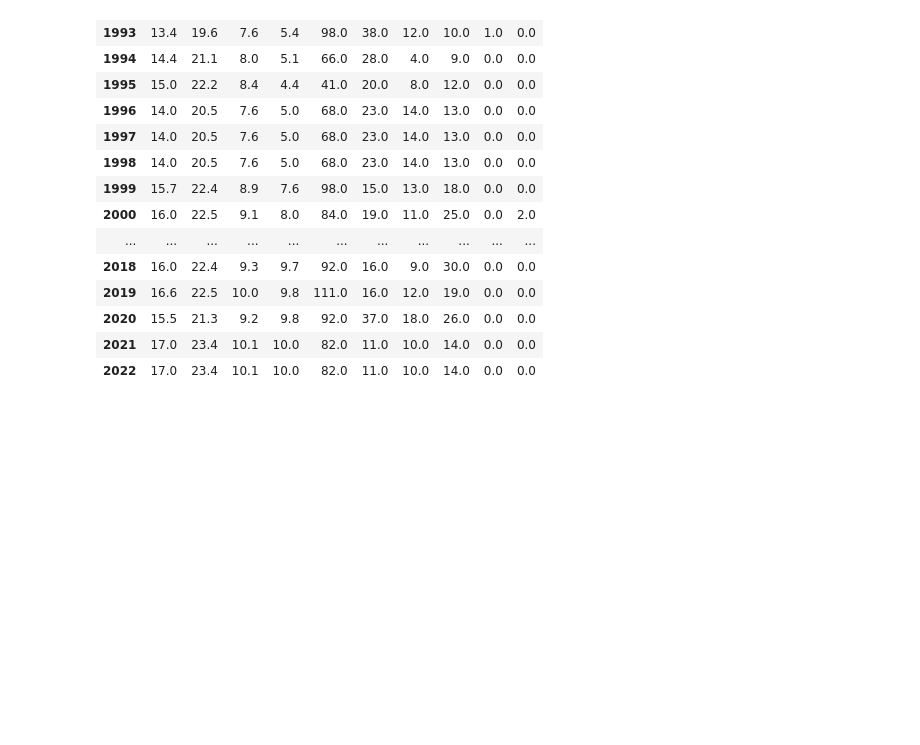
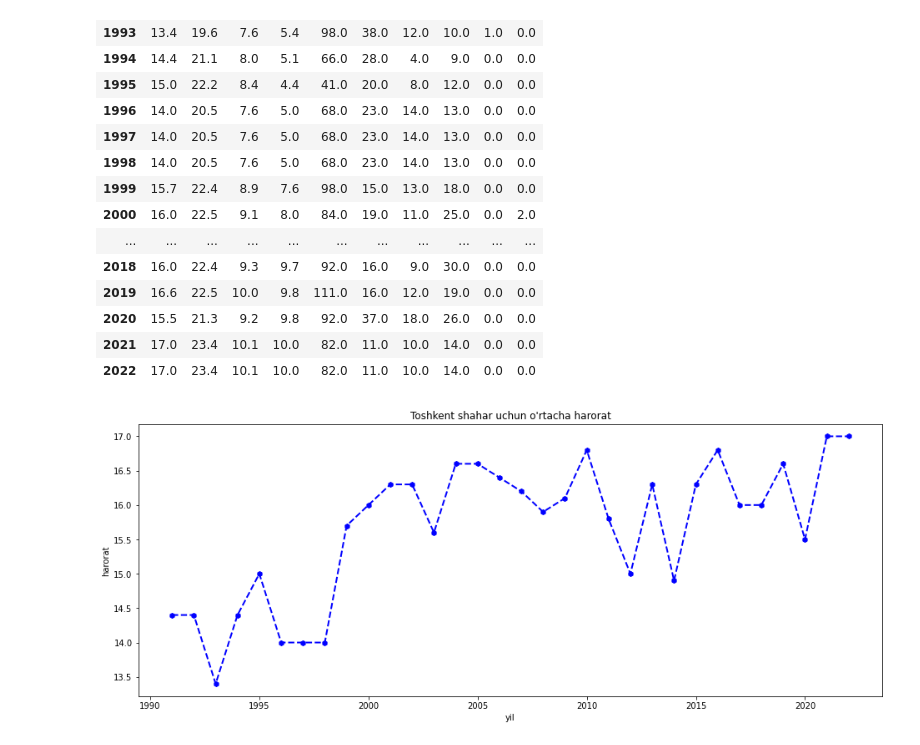
Before and after one commit to azamatnarzuloyev/Qollanma, a Jupyter notebook: grafik.ipynb, the cells around one changed output. Drawn from its saved outputs; the diff is of its cells as text; code cells hidden in the pictures; blank space fills up the shorter version.

```diff
--- a/grafik.ipynb
+++ b/grafik.ipynb
@@ -279,3 +279,17 @@ df.fillna(method='ffill', inplace=True)
 | 2022 | 17.0 | 23.4 | 10.1 | 10.0 | 82.0 | 11.0 | 10.0 | 14.0 | 0.0 | 0.0 |
 # %%
 df.to_csv('data.csv')
+# %%
+from matplotlib import markers
+#@title To'g'ri javob
+import matplotlib.pyplot as plt
+%matplotlib inline
+plt.figure(figsize=(16,6))
+plt.title("Toshkent shahar uchun o'rtacha harorat")
+plt.xlabel('yil')
+plt.ylabel('harorat')
+x= df['T']
+plt.plot(x, linewidth=2, color='blue', marker='h', linestyle='--')
+plt.show()
+# %% [output]
+[figure, added]
```
